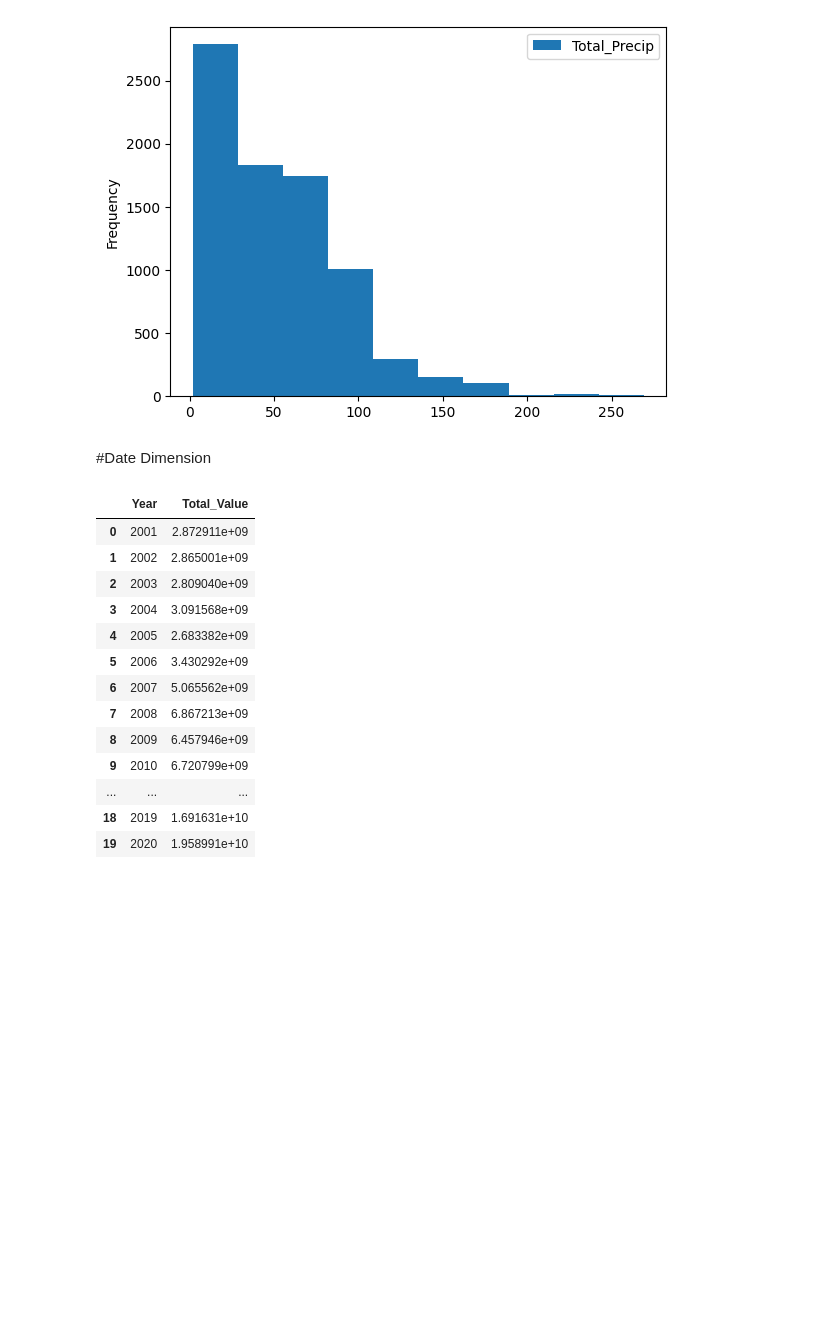
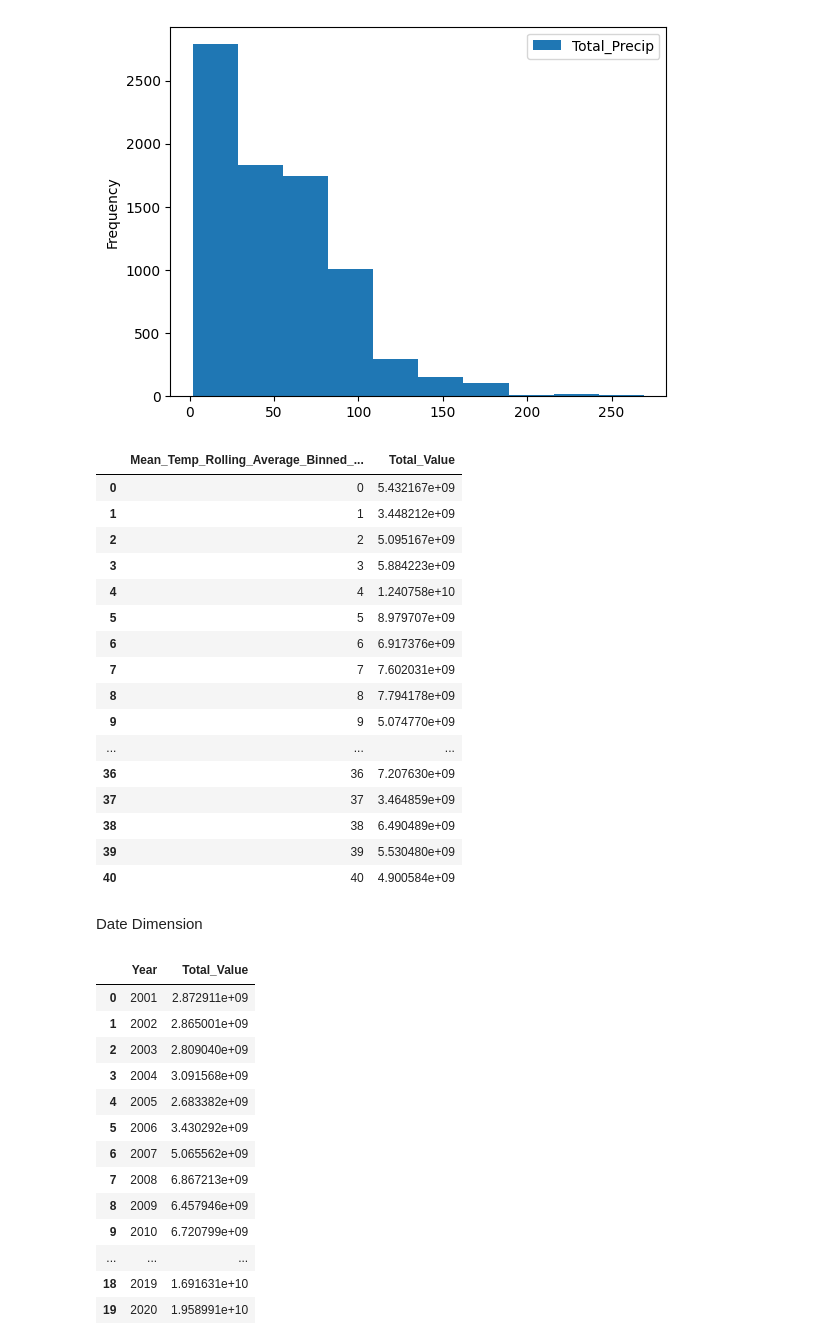
Before and after one commit to Daniel-Dumitrescu/csi4142-project, a Jupyter notebook: Data_Summarization.ipynb, the cells around one changed output. Saved outputs shown, nothing was run; the diff lists cells and outputs as text; code cells hidden in the pictures; blank space fills up the shorter version.

```diff
--- a/Data_Summarization.ipynb
+++ b/Data_Summarization.ipynb
@@ -39,7 +25,7 @@ please provide us feedback at https://github.com/pandas-dev/pandas/issues/54466
 crop_df = pd.read_csv("datasets/crop_dimension_encoded.csv")
 region_df = pd.read_csv("datasets/region_dim_binned_encoded.csv")
 date_df = pd.read_csv("datasets\dates_dim.csv")
-climate_df = pd.read_csv("datasets\climate_dimension_binned.csv")
+climate_df = pd.read_csv("datasets\climate_dimension_binned_encoded.csv")
 fact_table = pd.read_csv("datasets/cropFactTable.csv")
 combined_df = fact_table.merge(date_df,on='Date_ID').merge(crop_df,on='Crop_ID').merge(climate_df,on='Climate_ID').merge(region_df,on='Region_ID')
 combined_df.head()
@@ -336,5 +322,3 @@ total_value_by_snow.plot.scatter(x = 'Snowfall_Binned_Encoded', y = 'Total_Value
 ax = combined_df.plot.hist(column=["Total_Precip"])
 # %% [output]
 [figure]
-# %% [markdown]
-#Date Dimension
@@ -343,3 +325,26 @@ ax = combined_df.plot.hist(column=["Total_Precip"])
+# %%
+total_value_by_rolling_mean_temp = combined_df.groupby('Mean_Temp_Rolling_Average_Binned_Encoded')['Total_Value'].sum().reset_index()
+total_value_by_rolling_mean_temp
+# %% [output]
+|  | Mean_Temp_Rolling_Average_Binned_... | Total_Value |
+| 0 | 0 | 5.432167e+09 |
+| 1 | 1 | 3.448212e+09 |
+| 2 | 2 | 5.095167e+09 |
+| 3 | 3 | 5.884223e+09 |
+| 4 | 4 | 1.240758e+10 |
+| 5 | 5 | 8.979707e+09 |
+| 6 | 6 | 6.917376e+09 |
+| 7 | 7 | 7.602031e+09 |
+| 8 | 8 | 7.794178e+09 |
+| 9 | 9 | 5.074770e+09 |
+| ... | ... | ... |
+| 36 | 36 | 7.207630e+09 |
+| 37 | 37 | 3.464859e+09 |
+| 38 | 38 | 6.490489e+09 |
+| 39 | 39 | 5.530480e+09 |
+| 40 | 40 | 4.900584e+09 |
+# %% [markdown]
+Date Dimension
 # %%
 # total value based on max_temp binned enocded
 total_value_by_year = combined_df.groupby('Year')['Total_Value'].sum().reset_index()
```
Also changed, not shown: parts of 6 cells of this notebook, 2 other files.
